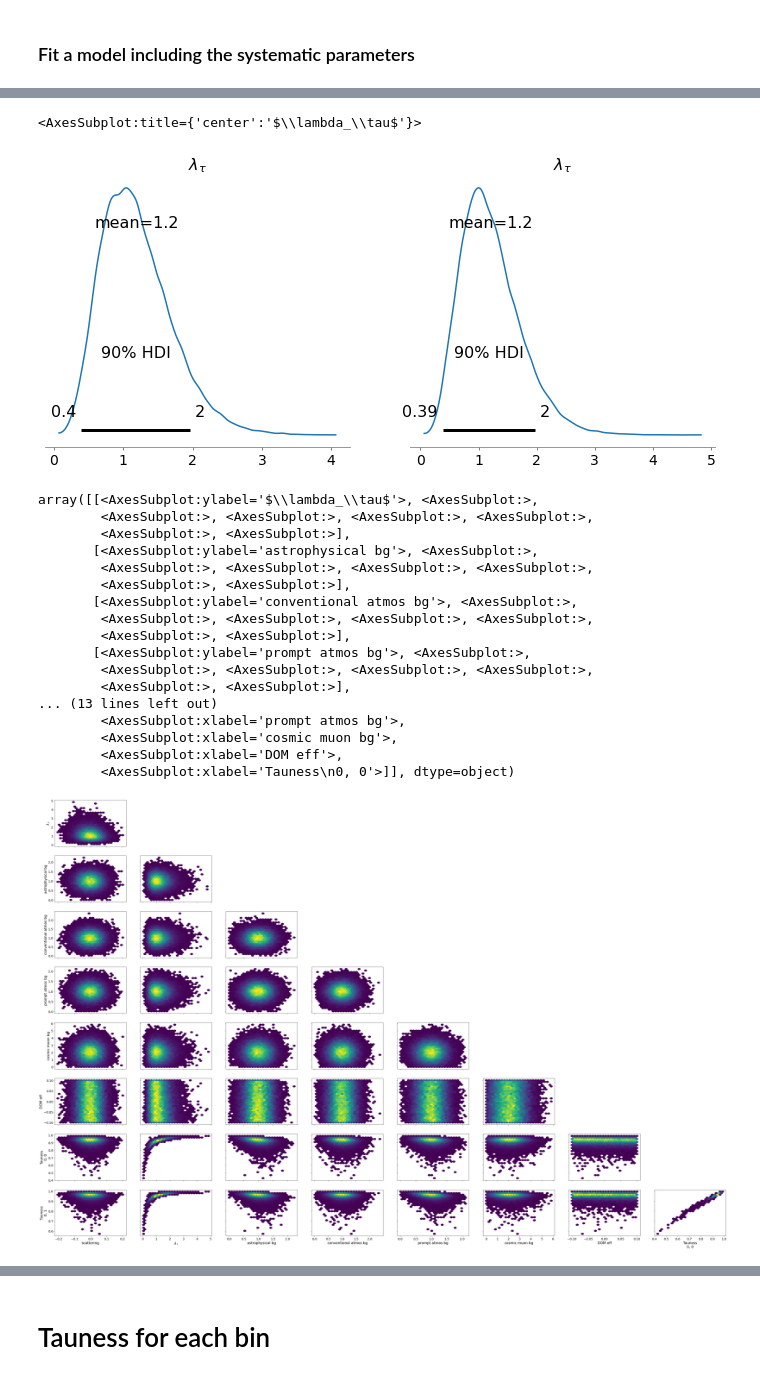
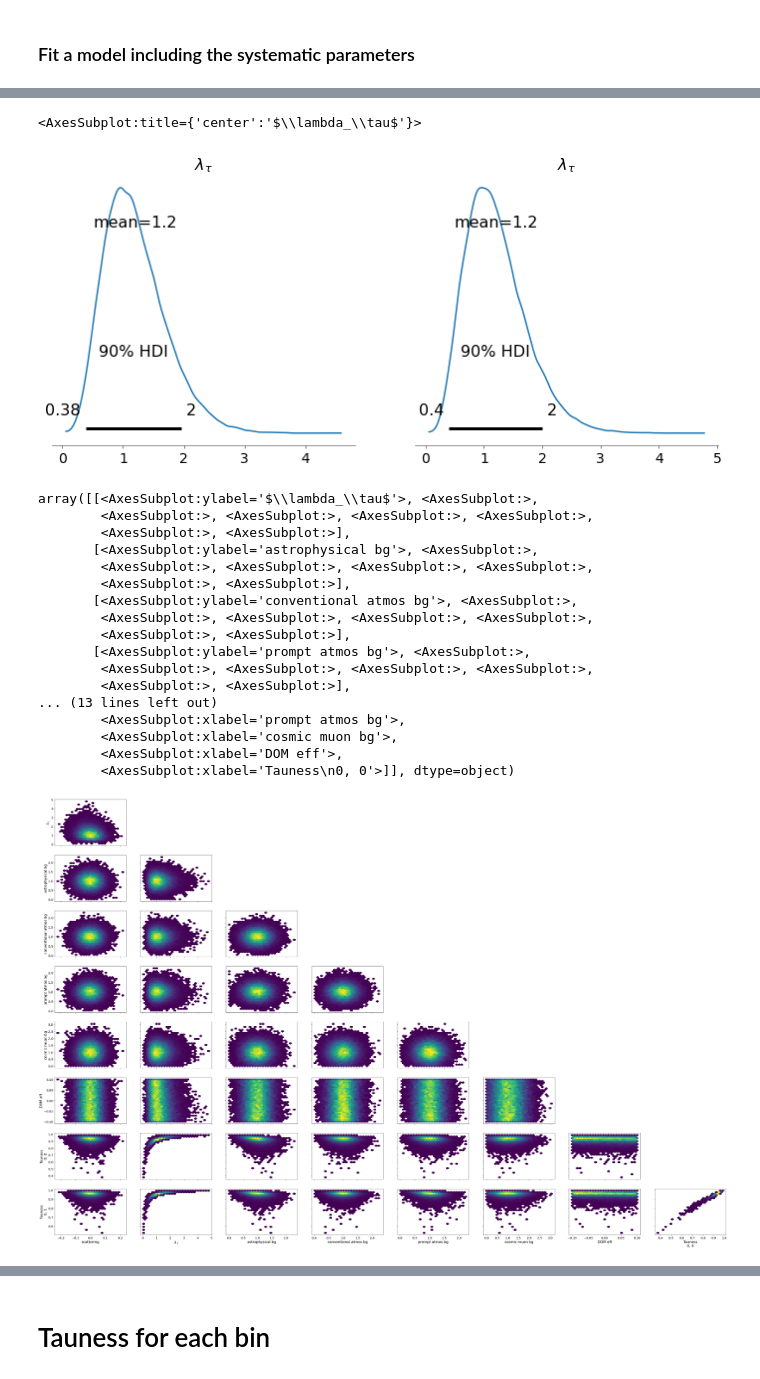
Before and after one commit to dpankova/DoublePulse, a Jupyter notebook: stat_analysis/atfienberg/bayesian_analysis_HESE.ipynb, the cells around one changed output, grey strips where cells are left out. Drawn from its saved outputs; the diff is of its cells as text; code cells hidden in the pictures.

Commit message:
fixed random seeds for reproducibility

```diff
--- a/stat_analysis/atfienberg/bayesian_analysis_HESE.ipynb
+++ b/stat_analysis/atfienberg/bayesian_analysis_HESE.ipynb
@@ -16,7 +16,7 @@ plt.rcParams['axes.labelsize'] = 16
 plt.rcParams['axes.titlesize'] = 16
 plt.rcParams['legend.fontsize'] = 16
 # %%
-mc_df = pd.read_hdf('../../notebooks/atfienberg/nominal_new_sim_09_29_2021.h5', 'df')
+mc_df = pd.read_hdf('nominal_new_sim_09_29_2021.h5', 'df')
 # %% [markdown]
 ### Build signal and background templates
 # %%
@@ -48,7 +48,7 @@ conv_norm_width = 0.3
 prompt_norm_mean = 1.0
 prompt_norm_width = 0.3
 mg_norm_mean = 2.0
-mg_norm_width = 1.0
+mg_norm_width = 0.5
 
 # detector effects are: DOM eff, scattering
 syst_slopes = (0.6, 1)
@@ -111,7 +111,8 @@ with pm.Model() as model:
     means = lambda_tau * sig_hist + bg_hist
     obs = pm.Poisson("counts", mu=means, observed=sample_hist)
 
-    idata_no_syst = pm.sample(10000, tune=8000, return_inferencedata=True)
+    idata_no_syst = pm.sample(10000, tune=8000, return_inferencedata=True,
+                              chains=4, random_seed=[10000, 20000, 30000, 40000])
 # %% [output]
 Auto-assigning NUTS sampler...
 Initializing NUTS using jitter+adapt_diag...
@@ -173,7 +173,8 @@ with pm.Model() as syst_model:
 
     obs = pm.Poisson("counts", mu=bin_means, observed=sample_hist)
 
-    idata_syst = pm.sample(10000, tune=8000, return_inferencedata=True, target_accept=0.95)
+    idata_syst = pm.sample(10000, tune=8000, return_inferencedata=True, target_accept=0.95,
+                           chains=4, random_seed=[10000, 20000, 30000, 40000])
 # %% [output]
 Auto-assigning NUTS sampler...
 Initializing NUTS using jitter+adapt_diag...
@@ -198,28 +199,28 @@ az.plot_posterior(idata_no_syst, [r"$\lambda_\tau$"], hdi_prob=0.9, ax=axes[0])
 az.plot_posterior(idata_syst, [r"$\lambda_\tau$"], hdi_prob=0.9, ax=axes[1])
 # %% [output]
 <AxesSubplot:title={'center':'$\\lambda_\\tau$'}>
-[figure, old version]
+[figure, new version]
 # %%
-az.plot_pair(idata_syst, var_names=["~expected signal", "~expected bg", r"~$\tau$-ness"], kind='hexbin')
+az.plot_pair(idata_syst, var_names=["~expected signal", "~expected bg", r"Tauness"], kind='hexbin')
 # %% [output]
 array([[<AxesSubplot:ylabel='$\\lambda_\\tau$'>, <AxesSubplot:>,
         <AxesSubplot:>, <AxesSubplot:>, <AxesSubplot:>, <AxesSubplot:>,
         <AxesSubplot:>, <AxesSubplot:>],
        [<AxesSubplot:ylabel='astrophysical bg'>, <AxesSubplot:>,
         <AxesSubplot:>, <AxesSubplot:>, <AxesSubplot:>, <AxesSubplot:>,
         <AxesSubplot:>, <AxesSubplot:>],
        [<AxesSubplot:ylabel='conventional atmos bg'>, <AxesSubplot:>,
         <AxesSubplot:>, <AxesSubplot:>, <AxesSubplot:>, <AxesSubplot:>,
         <AxesSubplot:>, <AxesSubplot:>],
        [<AxesSubplot:ylabel='prompt atmos bg'>, <AxesSubplot:>,
         <AxesSubplot:>, <AxesSubplot:>, <AxesSubplot:>, <AxesSubplot:>,
         <AxesSubplot:>, <AxesSubplot:>],
 ... (13 lines left out)
         <AxesSubplot:xlabel='prompt atmos bg'>,
         <AxesSubplot:xlabel='cosmic muon bg'>,
         <AxesSubplot:xlabel='DOM eff'>,
         <AxesSubplot:xlabel='Tauness\n0, 0'>]], dtype=object)
-[figure, old version]
+[figure, new version]
 # %%
 t = idata_syst.posterior
 # %%
```
Also changed, not shown: parts of 12 cells of this notebook, 3 other files.
